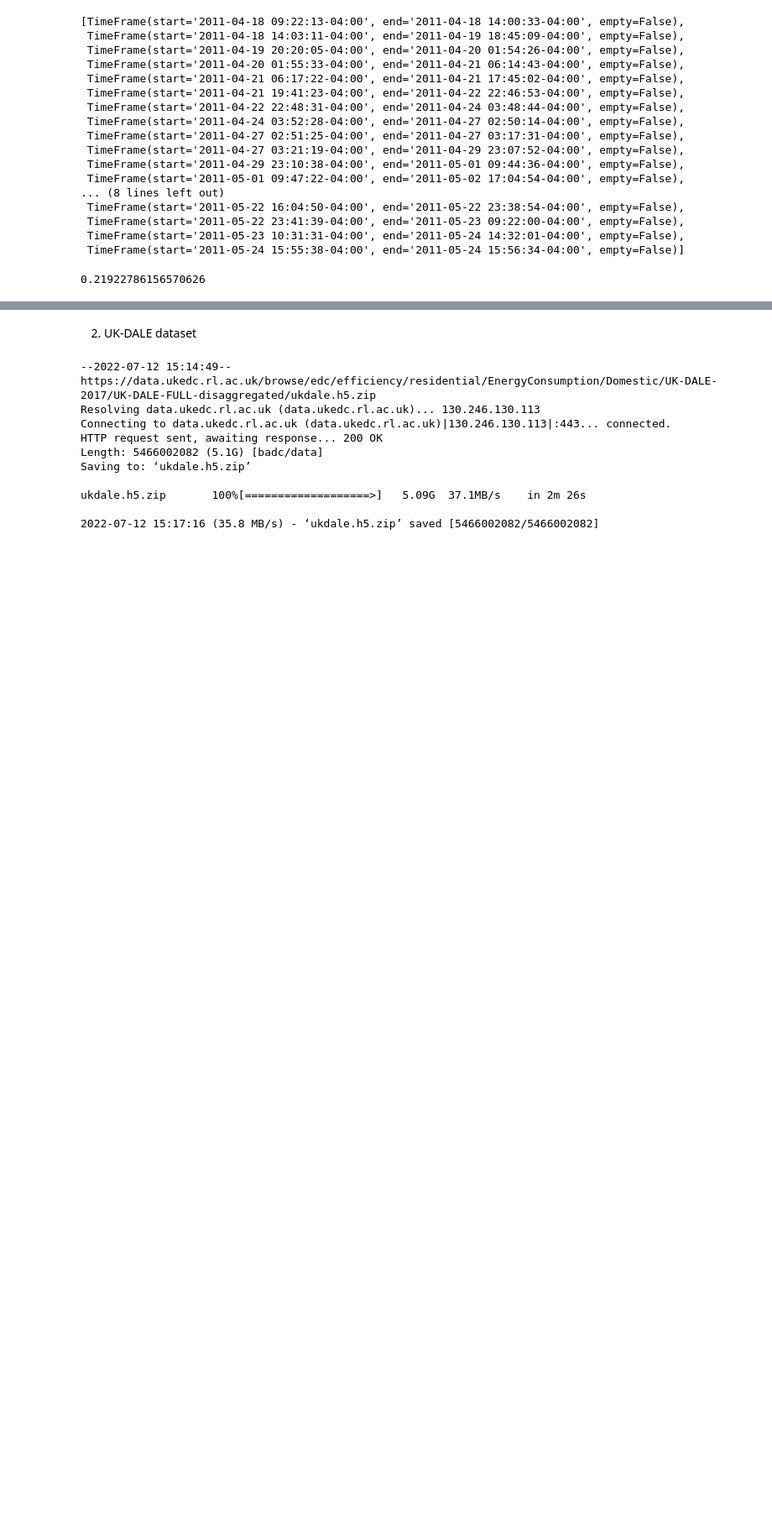
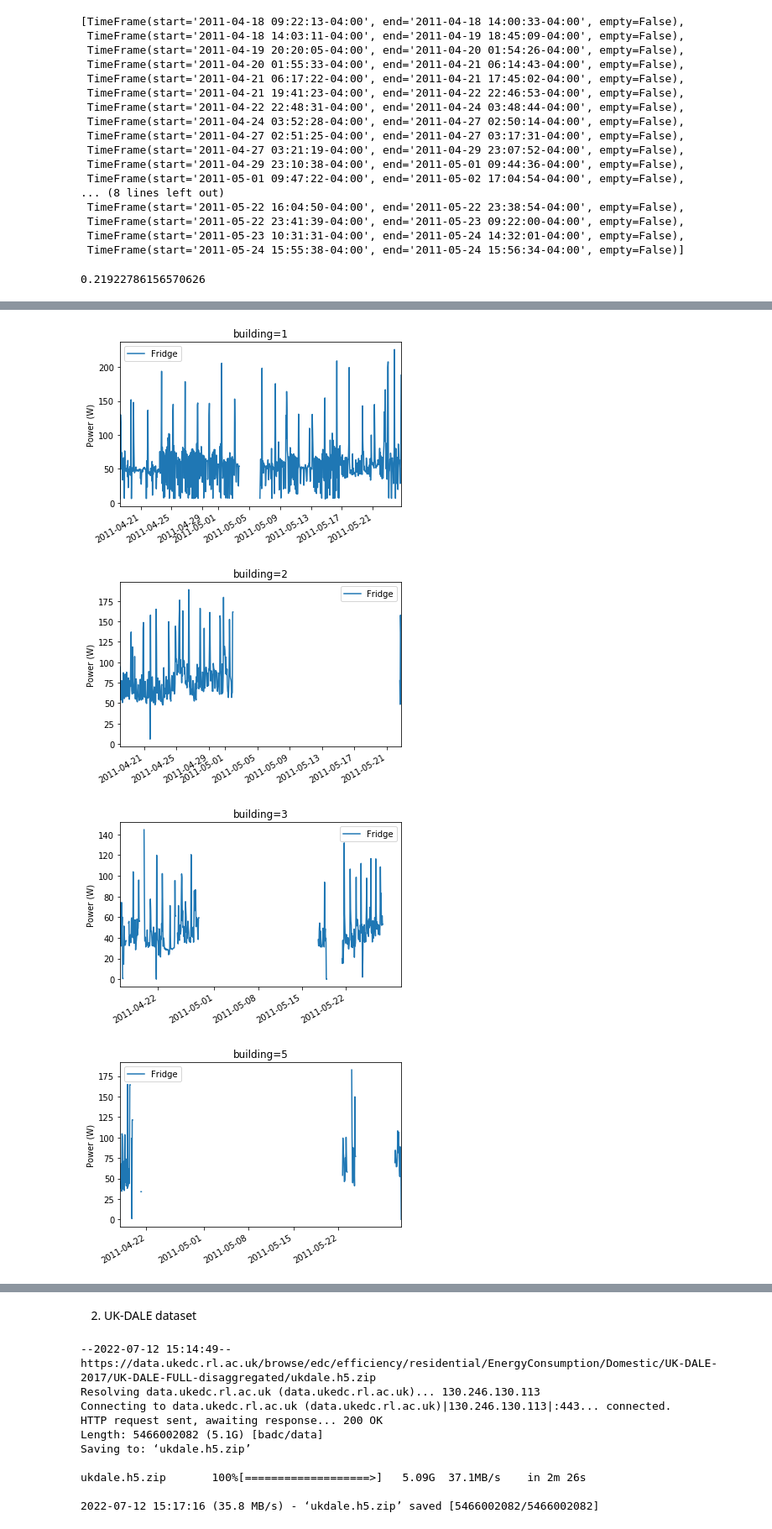
Before and after one commit to Gracepicharporn/Data-Science-project, a Jupyter notebook: nilmtk_data.ipynb, the cells around one changed output, grey strips where cells are left out. Shown at 84% size. Saved outputs shown, nothing was run; the diff lists cells and outputs as text; code cells hidden in the pictures; blank space fills up the shorter version.

```diff
--- a/nilmtk_data.ipynb
+++ b/nilmtk_data.ipynb
@@ -382,0 +439,11 @@ proportion_per_fridge = fridges_restricted.proportion_of_upstream_total_per_mete
+# %%
+building_num = [1,2,3,5,6] #except buliding 4
+for i in building_num:
+    plt.figure(i)
+    REEDD_fridges_all.select(building=i).plot()
+    plt.title('building='+ str(i))
+# %% [output]
+[figure, added]
+[figure, added]
+[figure, added]
+[figure, added]
```
Also changed, not shown: parts of 20 cells of this notebook.
